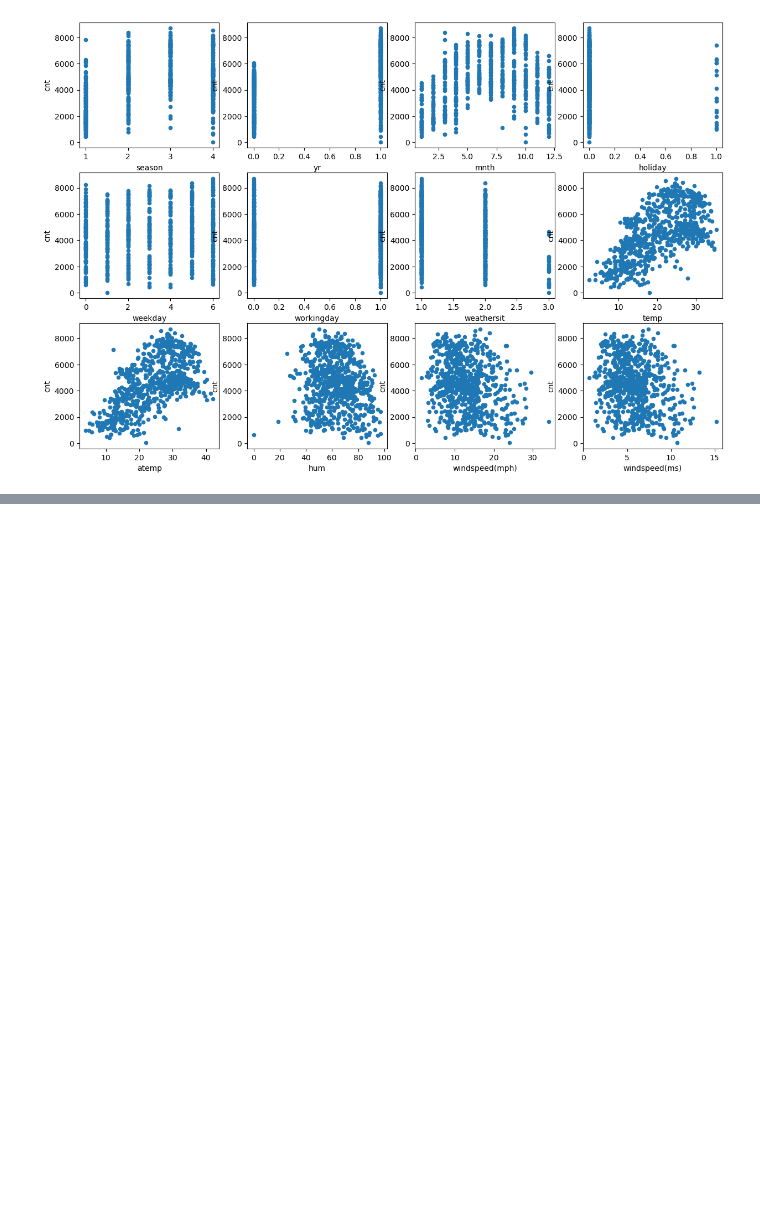
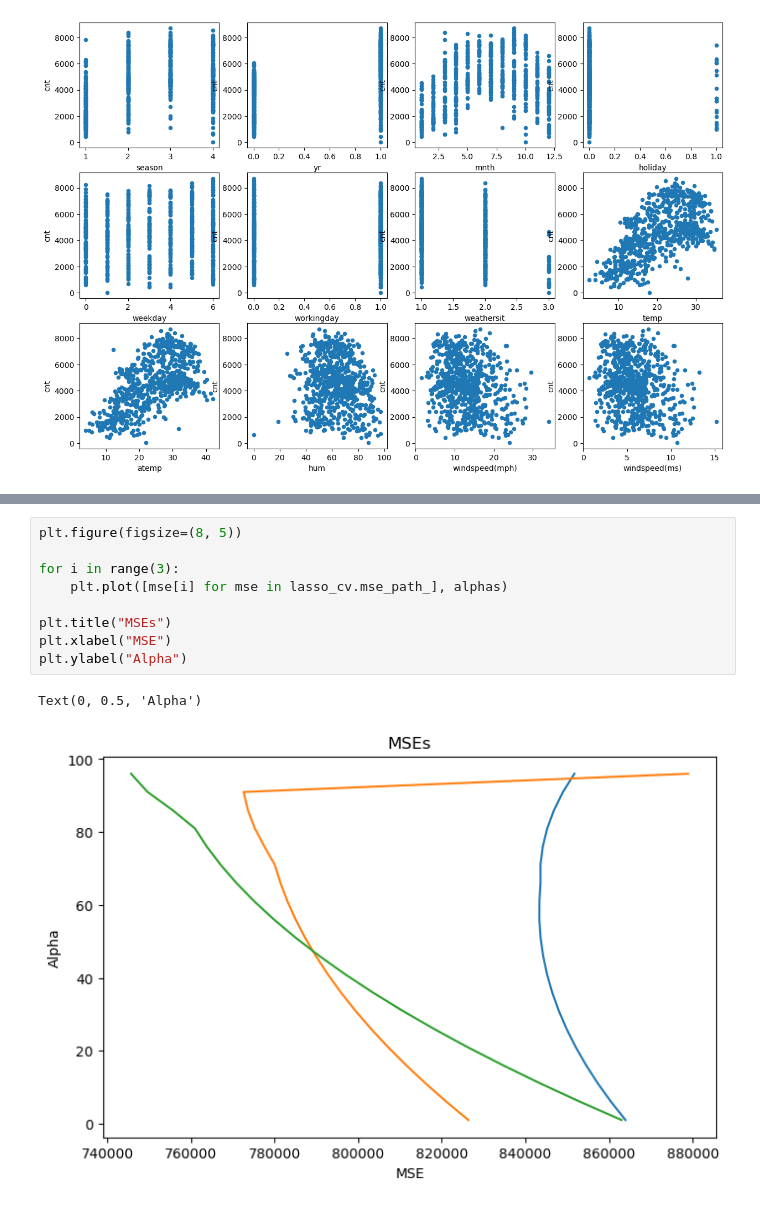
Before and after one commit to kurpenok/omstu, a Jupyter notebook: 4 semester/Machine learning/Practics/overfitting_and_regularization.ipynb, the cells around one changed output, grey strips where cells are left out. Drawn from its saved outputs; the diff is of its cells as text; blank space fills up the shorter version.

```diff
--- a/4 semester/Machine learning/Practics/overfitting_and_regularization.ipynb
+++ b/4 semester/Machine learning/Practics/overfitting_and_regularization.ipynb
@@ -184,0 +257,12 @@ lasso_cv = LassoCV(alphas=alphas).fit(X, y)
+# %%
+plt.figure(figsize=(8, 5))
+
+for i in range(3):
+    plt.plot([mse[i] for mse in lasso_cv.mse_path_], alphas)
+
+plt.title("MSEs")
+plt.xlabel("MSE")
+plt.ylabel("Alpha")
+# %% [output]
+Text(0, 0.5, 'Alpha')
+[figure, added]
```
Also changed, not shown: parts of 23 cells of this notebook.
